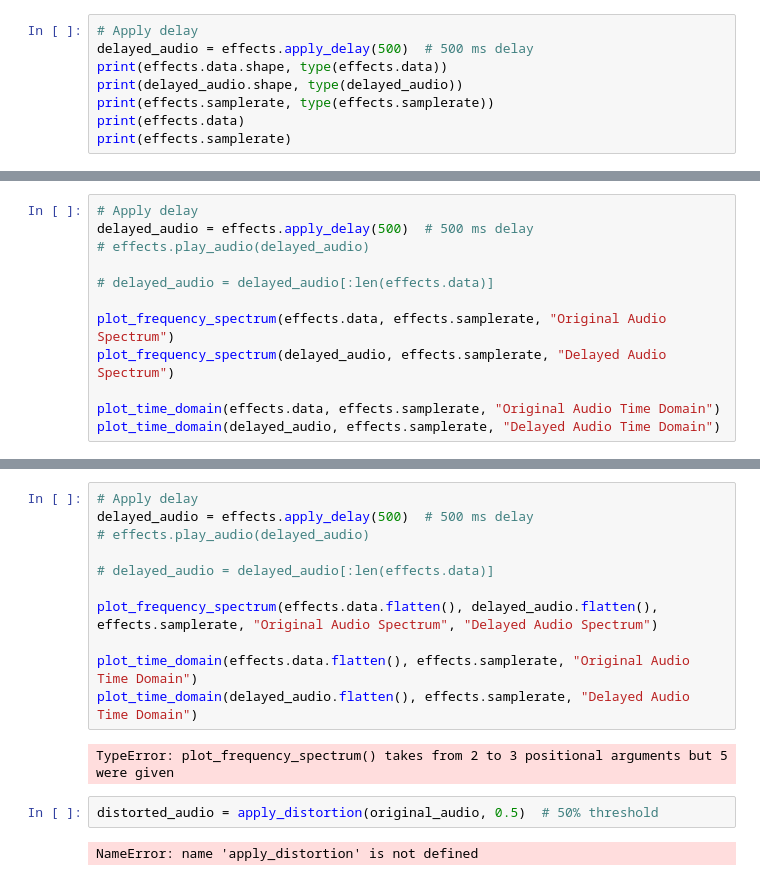
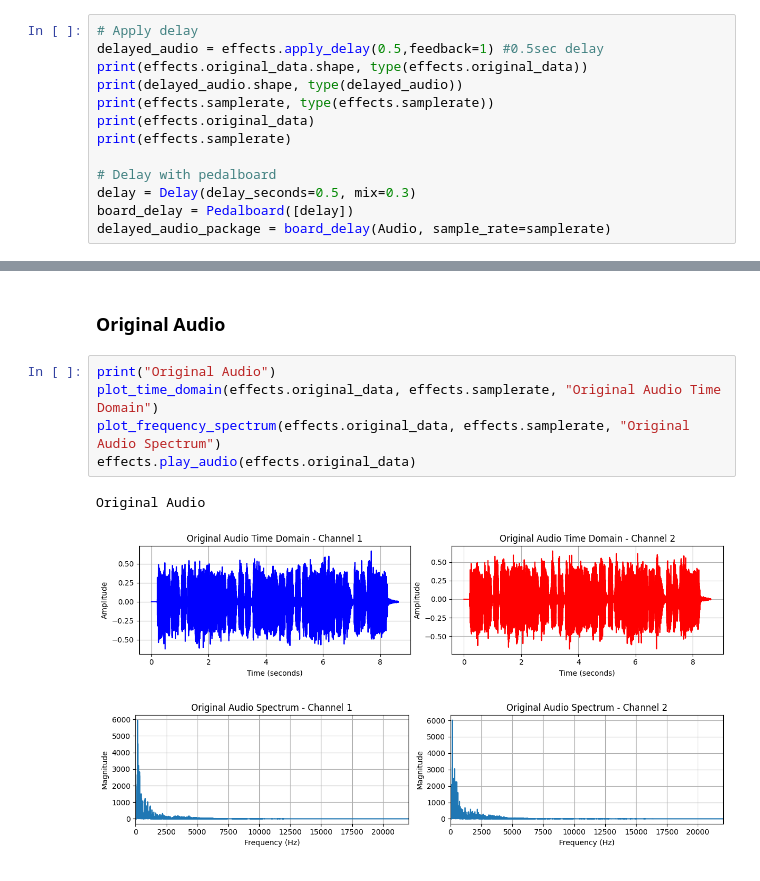
Before and after one commit to aeblik/ISP_Project, a Jupyter notebook: main.ipynb, the cells around one changed output, grey strips where cells are left out. Drawn from its saved outputs; the diff is of its cells as text.

```diff
--- a/main.ipynb
+++ b/main.ipynb
@@ -42,9 +65,14 @@ Let's start with some delay
 # %%
 # Apply delay
-delayed_audio = effects.apply_delay(500)  # 500 ms delay
-print(effects.data.shape, type(effects.data))
+delayed_audio = effects.apply_delay(0.5,feedback=1) #0.5sec delay
+print(effects.original_data.shape, type(effects.original_data))
 print(delayed_audio.shape, type(delayed_audio))
 print(effects.samplerate, type(effects.samplerate))
-print(effects.data)
+print(effects.original_data)
 print(effects.samplerate)
+
+# Delay with pedalboard
+delay = Delay(delay_seconds=0.5, mix=0.3)
+board_delay = Pedalboard([delay])
+delayed_audio_package = board_delay(Audio, sample_rate=samplerate)
 # %% [output]
@@ -61,13 +89 @@ print(effects.samplerate)
 44100
-# %%
-# Apply delay
-delayed_audio = effects.apply_delay(500)  # 500 ms delay
-# effects.play_audio(delayed_audio)
-
-# delayed_audio = delayed_audio[:len(effects.data)]
-
-plot_frequency_spectrum(effects.data, effects.samplerate, "Original Audio Spectrum")
-plot_frequency_spectrum(delayed_audio, effects.samplerate, "Delayed Audio Spectrum")
-
-plot_time_domain(effects.data, effects.samplerate, "Original Audio Time Domain")
-plot_time_domain(delayed_audio, effects.samplerate, "Delayed Audio Time Domain")
@@ -79,17 +90,11 @@ plot_time_domain(delayed_audio, effects.samplerate, "Delayed Audio Time Domain")
-# %%
-# Apply delay
-delayed_audio = effects.apply_delay(500)  # 500 ms delay
-# effects.play_audio(delayed_audio)
-
-# delayed_audio = delayed_audio[:len(effects.data)]
-
-plot_frequency_spectrum(effects.data.flatten(), delayed_audio.flatten(), effects.samplerate, "Original Audio Spectrum", "Delayed Audio Spectrum")
-
-plot_time_domain(effects.data.flatten(), effects.samplerate, "Original Audio Time Domain")
-plot_time_domain(delayed_audio.flatten(), effects.samplerate, "Delayed Audio Time Domain")
-# %% [output]
-TypeError: plot_frequency_spectrum() takes from 2 to 3 positional arguments but 5 were given
-# %%
-distorted_audio = apply_distortion(original_audio, 0.5)  # 50% threshold
-# %% [output]
-NameError: name 'apply_distortion' is not defined
+# %% [markdown]
+### Original Audio
+# %%
+print("Original Audio")
+plot_time_domain(effects.original_data, effects.samplerate, "Original Audio Time Domain")
+plot_frequency_spectrum(effects.original_data, effects.samplerate, "Original Audio Spectrum")
+effects.play_audio(effects.original_data)
+# %% [output]
+Original Audio
+[figure, added]
+[figure, added]
```
Also changed, not shown: parts of 51 cells of this notebook, 3 other files.
